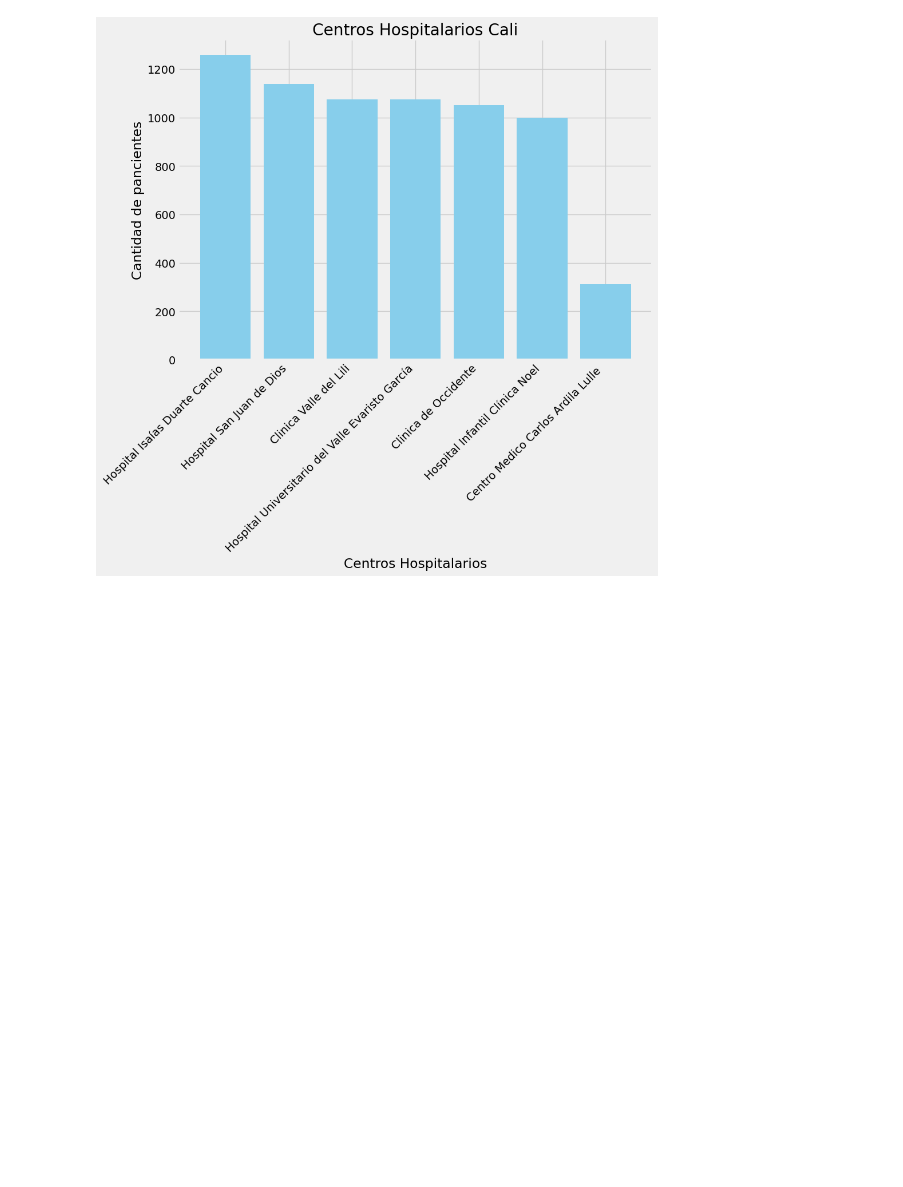
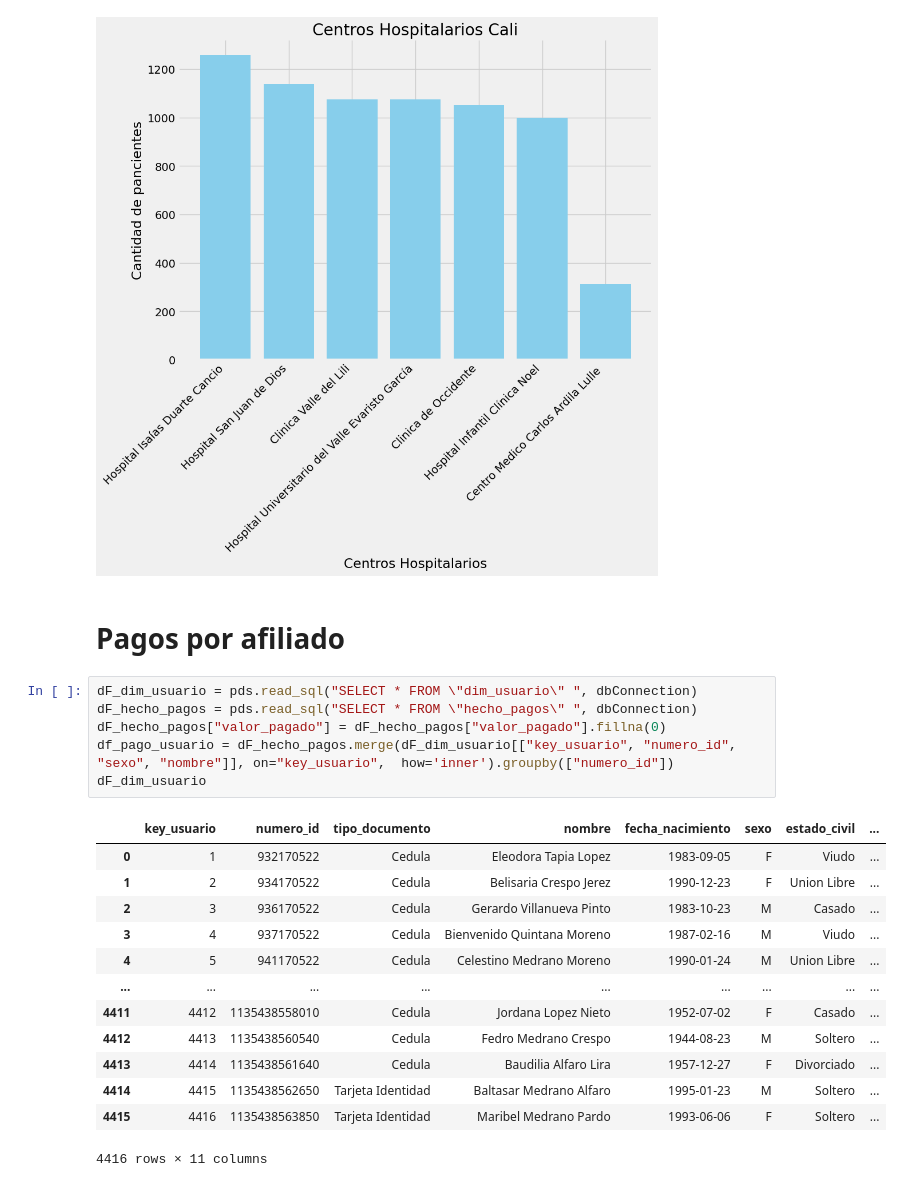
Before and after one commit to Jujo2040751/Proyecto-DataScience, a Jupyter notebook: proy.ipynb, the cells around one changed output. Cells and saved outputs as stored; diff of their text form; blank space fills up the shorter version.

Commit message:
Pagos por afiliado

```diff
--- a/proy.ipynb
+++ b/proy.ipynb
@@ -346,3 +344,25 @@ plt.tight_layout()
 plt.show()
 # %% [output]
 [figure]
+# %% [markdown]
+<h1>Pagos por afiliado
+# %%
+dF_dim_usuario = pds.read_sql("SELECT * FROM \"dim_usuario\" ", dbConnection)
+dF_hecho_pagos = pds.read_sql("SELECT * FROM \"hecho_pagos\" ", dbConnection)
+dF_hecho_pagos["valor_pagado"] = dF_hecho_pagos["valor_pagado"].fillna(0)
+df_pago_usuario = dF_hecho_pagos.merge(dF_dim_usuario[["key_usuario", "numero_id", "sexo", "nombre"]], on="key_usuario",  how='inner').groupby(["numero_id"])
+dF_dim_usuario
+# %% [output]
+|  | key_usuario | numero_id | tipo_documento | nombre | fecha_nacimiento | sexo | estado_civil | ... |
+| 0 | 1 | 932170522 | Cedula | Eleodora Tapia Lopez | 1983-09-05 | F | Viudo | ... |
+| 1 | 2 | 934170522 | Cedula | Belisaria Crespo Jerez | 1990-12-23 | F | Union Libre | ... |
+| 2 | 3 | 936170522 | Cedula | Gerardo Villanueva Pinto | 1983-10-23 | M | Casado | ... |
+| 3 | 4 | 937170522 | Cedula | Bienvenido Quintana Moreno | 1987-02-16 | M | Viudo | ... |
+| 4 | 5 | 941170522 | Cedula | Celestino Medrano Moreno | 1990-01-24 | M | Union Libre | ... |
+| ... | ... | ... | ... | ... | ... | ... | ... | ... |
+| 4411 | 4412 | 1135438558010 | Cedula | Jordana Lopez Nieto | 1952-07-02 | F | Casado | ... |
+| 4412 | 4413 | 1135438560540 | Cedula | Fedro Medrano Crespo | 1944-08-23 | M | Soltero | ... |
+| 4413 | 4414 | 1135438561640 | Cedula | Baudilia Alfaro Lira | 1957-12-27 | F | Divorciado | ... |
+| 4414 | 4415 | 1135438562650 | Tarjeta Identidad | Baltasar Medrano Alfaro | 1995-01-23 | M | Soltero | ... |
+| 4415 | 4416 | 1135438563850 | Tarjeta Identidad | Maribel Medrano Pardo | 1993-06-06 | F | Soltero | ... |
+4416 rows × 11 columns
```
Also changed, not shown: parts of 7 cells of this notebook.
